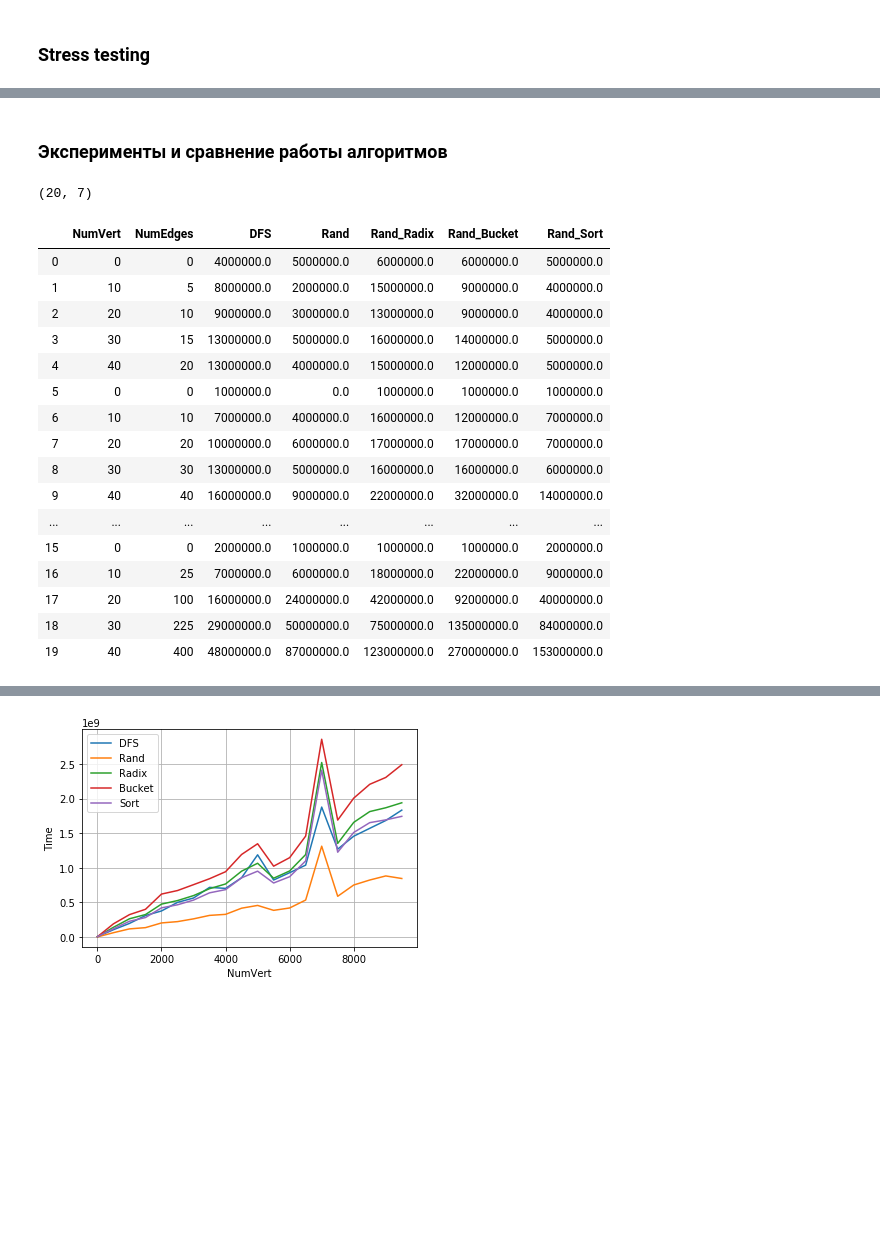
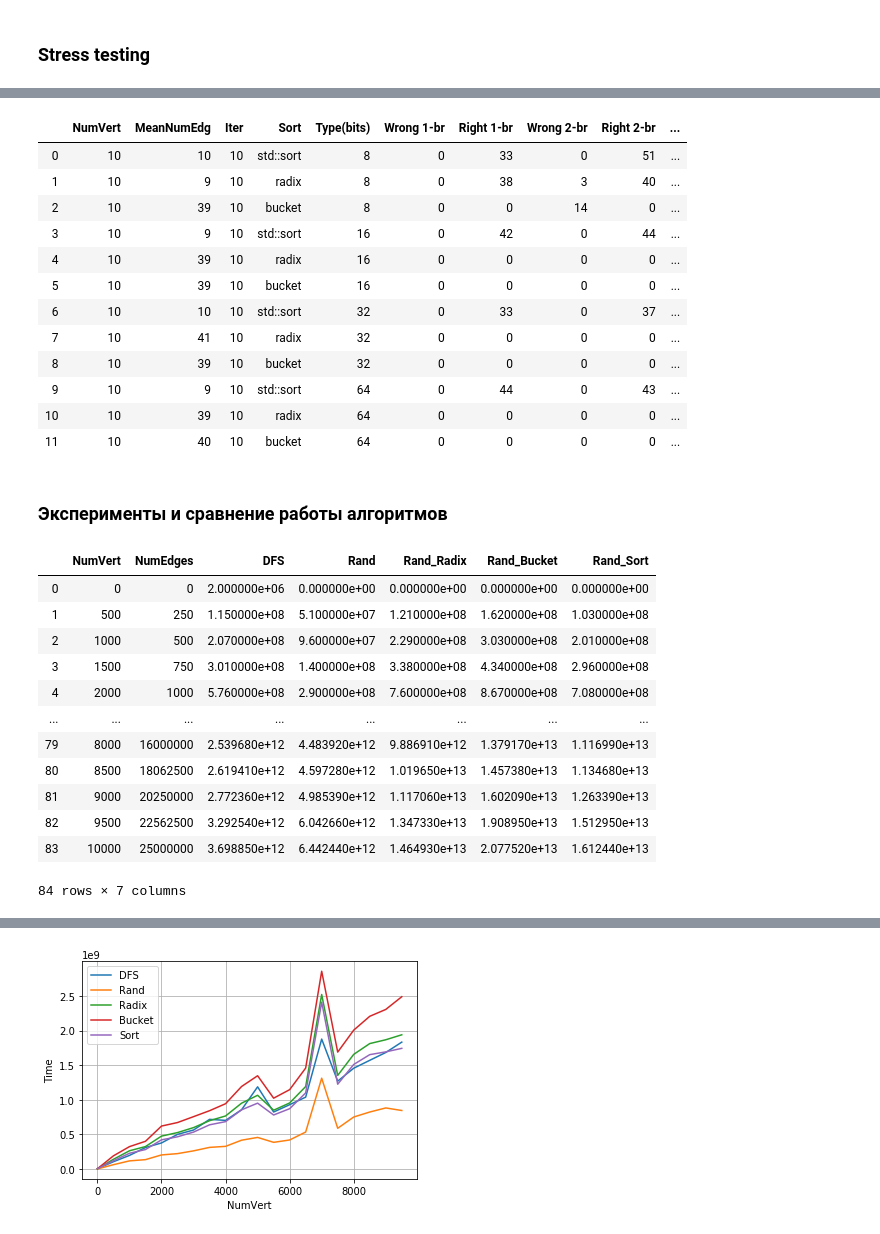
Before and after one commit to kislN/graph_lab_1, a Jupyter notebook: report.ipynb, the cells around one changed output, grey strips where cells are left out. Saved outputs shown, nothing was run; the diff lists cells and outputs as text; code cells hidden in the pictures; blank space fills up the shorter version.

```diff
--- a/report.ipynb
+++ b/report.ipynb
@@ -26,25 +36,36 @@ import pandas as pd
+# %%
+stress_RBS = pd.read_csv("./data/stress_RBS.csv")
+stress_RBS
+# %% [output]
+|  | NumVert | MeanNumEdg | Iter | Sort | Type(bits) | Wrong 1-br | Right 1-br | Wrong 2-br | Right 2-br | ... |
+| 0 | 10 | 10 | 10 | std::sort | 8 | 0 | 33 | 0 | 51 | ... |
+| 1 | 10 | 9 | 10 | radix | 8 | 0 | 38 | 3 | 40 | ... |
+| 2 | 10 | 39 | 10 | bucket | 8 | 0 | 0 | 14 | 0 | ... |
+| 3 | 10 | 9 | 10 | std::sort | 16 | 0 | 42 | 0 | 44 | ... |
+| 4 | 10 | 39 | 10 | radix | 16 | 0 | 0 | 0 | 0 | ... |
+| 5 | 10 | 39 | 10 | bucket | 16 | 0 | 0 | 0 | 0 | ... |
+| 6 | 10 | 10 | 10 | std::sort | 32 | 0 | 33 | 0 | 37 | ... |
+| 7 | 10 | 41 | 10 | radix | 32 | 0 | 0 | 0 | 0 | ... |
+| 8 | 10 | 39 | 10 | bucket | 32 | 0 | 0 | 0 | 0 | ... |
+| 9 | 10 | 9 | 10 | std::sort | 64 | 0 | 44 | 0 | 43 | ... |
+| 10 | 10 | 39 | 10 | radix | 64 | 0 | 0 | 0 | 0 | ... |
+| 11 | 10 | 40 | 10 | bucket | 64 | 0 | 0 | 0 | 0 | ... |
 # %% [markdown]
 ### Эксперименты и сравнение работы алгоритмов
 # %%
 data8 = pd.read_csv("./data/Out_8b.csv")
-print(data8.shape)
 data8
 # %% [output]
+|  | NumVert | NumEdges | DFS | Rand | Rand_Radix | Rand_Bucket | Rand_Sort |
+| 0 | 0 | 0 | 2.000000e+06 | 0.000000e+00 | 0.000000e+00 | 0.000000e+00 | 0.000000e+00 |
+| 1 | 500 | 250 | 1.150000e+08 | 5.100000e+07 | 1.210000e+08 | 1.620000e+08 | 1.030000e+08 |
+| 2 | 1000 | 500 | 2.070000e+08 | 9.600000e+07 | 2.290000e+08 | 3.030000e+08 | 2.010000e+08 |
+| 3 | 1500 | 750 | 3.010000e+08 | 1.400000e+08 | 3.380000e+08 | 4.340000e+08 | 2.960000e+08 |
+| 4 | 2000 | 1000 | 5.760000e+08 | 2.900000e+08 | 7.600000e+08 | 8.670000e+08 | 7.080000e+08 |
+| ... | ... | ... | ... | ... | ... | ... | ... |
+| 79 | 8000 | 16000000 | 2.539680e+12 | 4.483920e+12 | 9.886910e+12 | 1.379170e+13 | 1.116990e+13 |
+| 80 | 8500 | 18062500 | 2.619410e+12 | 4.597280e+12 | 1.019650e+13 | 1.457380e+13 | 1.134680e+13 |
+| 81 | 9000 | 20250000 | 2.772360e+12 | 4.985390e+12 | 1.117060e+13 | 1.602090e+13 | 1.263390e+13 |
+| 82 | 9500 | 22562500 | 3.292540e+12 | 6.042660e+12 | 1.347330e+13 | 1.908950e+13 | 1.512950e+13 |
+| 83 | 10000 | 25000000 | 3.698850e+12 | 6.442440e+12 | 1.464930e+13 | 2.077520e+13 | 1.612440e+13 |
-(20, 7)
+84 rows × 7 columns
-|  | NumVert | NumEdges | DFS | Rand | Rand_Radix | Rand_Bucket | Rand_Sort |
-| 0 | 0 | 0 | 4000000.0 | 5000000.0 | 6000000.0 | 6000000.0 | 5000000.0 |
-| 1 | 10 | 5 | 8000000.0 | 2000000.0 | 15000000.0 | 9000000.0 | 4000000.0 |
-| 2 | 20 | 10 | 9000000.0 | 3000000.0 | 13000000.0 | 9000000.0 | 4000000.0 |
-| 3 | 30 | 15 | 13000000.0 | 5000000.0 | 16000000.0 | 14000000.0 | 5000000.0 |
-| 4 | 40 | 20 | 13000000.0 | 4000000.0 | 15000000.0 | 12000000.0 | 5000000.0 |
-| 5 | 0 | 0 | 1000000.0 | 0.0 | 1000000.0 | 1000000.0 | 1000000.0 |
-| 6 | 10 | 10 | 7000000.0 | 4000000.0 | 16000000.0 | 12000000.0 | 7000000.0 |
-| 7 | 20 | 20 | 10000000.0 | 6000000.0 | 17000000.0 | 17000000.0 | 7000000.0 |
-| 8 | 30 | 30 | 13000000.0 | 5000000.0 | 16000000.0 | 16000000.0 | 6000000.0 |
-| 9 | 40 | 40 | 16000000.0 | 9000000.0 | 22000000.0 | 32000000.0 | 14000000.0 |
-| ... | ... | ... | ... | ... | ... | ... | ... |
-| 15 | 0 | 0 | 2000000.0 | 1000000.0 | 1000000.0 | 1000000.0 | 2000000.0 |
-| 16 | 10 | 25 | 7000000.0 | 6000000.0 | 18000000.0 | 22000000.0 | 9000000.0 |
-| 17 | 20 | 100 | 16000000.0 | 24000000.0 | 42000000.0 | 92000000.0 | 40000000.0 |
-| 18 | 30 | 225 | 29000000.0 | 50000000.0 | 75000000.0 | 135000000.0 | 84000000.0 |
-| 19 | 40 | 400 | 48000000.0 | 87000000.0 | 123000000.0 | 270000000.0 | 153000000.0 |
```
Also changed, not shown: parts of 9 cells of this notebook, 8 other files.
